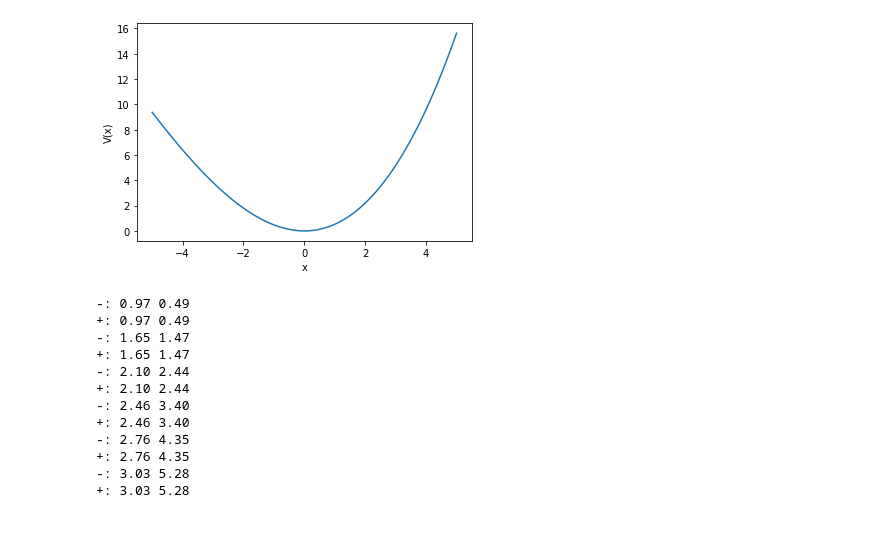
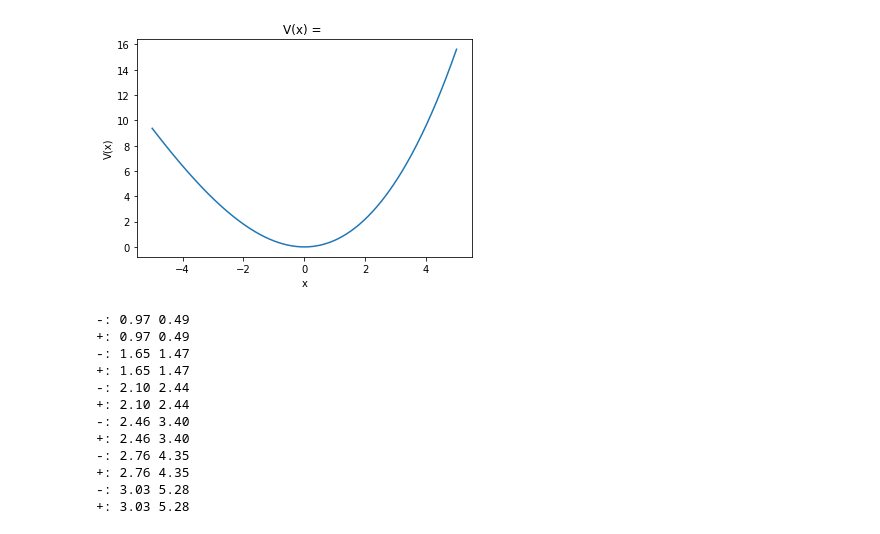
Before and after one commit to ubsuny/homework-2-rasppi-4, a Jupyter notebook: David/schroedinger cubic.ipynb, the cells around one changed output. Drawn from its saved outputs; the diff is of its cells as text; code cells hidden in the pictures.

```diff
--- a/David/schroedinger cubic.ipynb
+++ b/David/schroedinger cubic.ipynb
@@ -27,7 +27,7 @@ class Schroedinger :
 
 
     def V(self, x):                   # harmonic oscillator potential
-        return 0.5 * self.m * self.omega**2 * (x**2 + + 1/20 * x**3 )
+        return 0.5 * self.m * self.omega**2 * (x**2 + 1/20 * x**3 )
 
 
     def q(self, x):                   # Sturm-Liouville q function
@@ -102,15 +102,16 @@ class Schroedinger :
 # %%
 schroedinger = Schroedinger()
 
 
 x = schroedinger.x_left + schroedinger.h * np.linspace(0, schroedinger.N, schroedinger.N+1)
 vx = schroedinger.V(x)
 plt.plot(x,vx)
 plt.xlabel("x")
 plt.ylabel("V(x)")
+plt.title("V(x) = ")
 plt.show()
 # %% [output]
-[figure, old version]
+[figure, new version]
 # %%
 
 # find the energy levels
```
Also changed, not shown: parts of 2 cells of this notebook.
